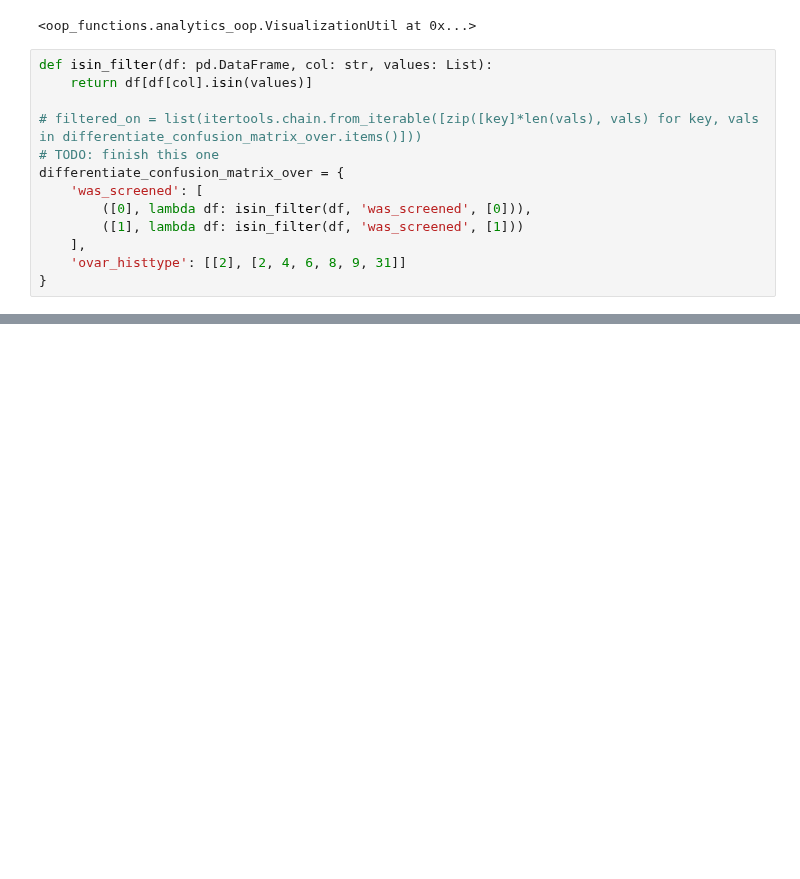
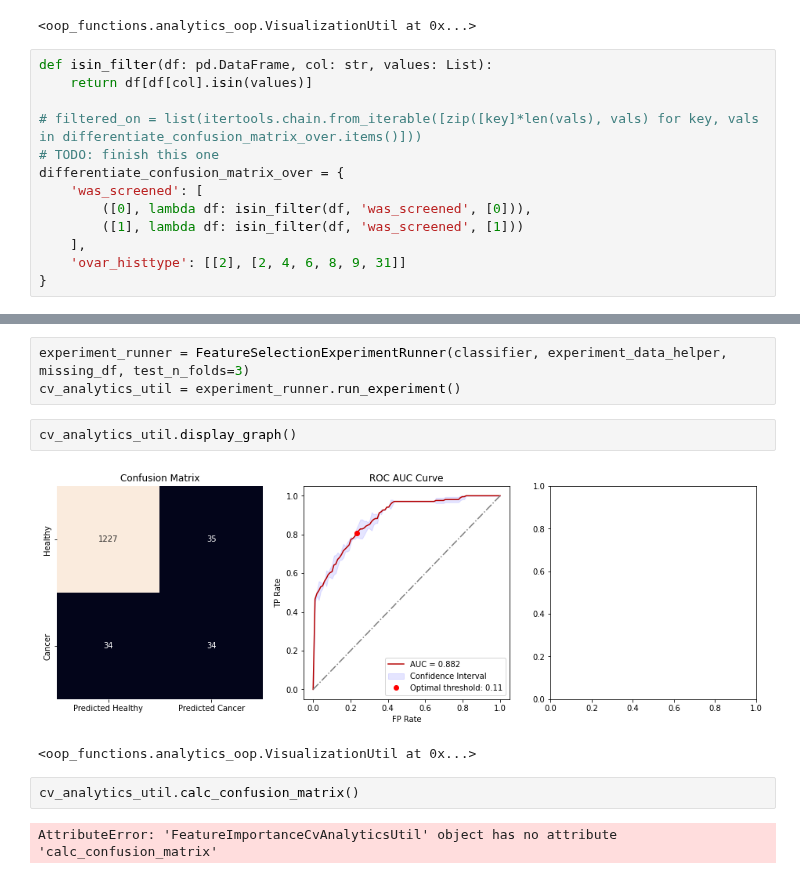
Before and after one commit to fedorenkood/ovarian_cancer_models, a Jupyter notebook: testing.ipynb, the cells around one changed output, grey strips where cells are left out. Cells and saved outputs as stored; diff of their text form; blank space fills up the shorter version.

```diff
--- a/testing.ipynb
+++ b/testing.ipynb
@@ -138,0 +206,12 @@ class ExperimentRunner:
+# %%
+experiment_runner = FeatureSelectionExperimentRunner(classifier, experiment_data_helper, missing_df, test_n_folds=3)
+cv_analytics_util = experiment_runner.run_experiment()
+# %%
+cv_analytics_util.display_graph()
+# %% [output]
+[figure, added]
+<oop_functions.analytics_oop.VisualizationUtil at 0x...>
+# %%
+cv_analytics_util.calc_confusion_matrix()
+# %% [output]
+AttributeError: 'FeatureImportanceCvAnalyticsUtil' object has no attribute 'calc_confusion_matrix'
```
Also changed, not shown: parts of 6 cells of this notebook, 1 other file.
